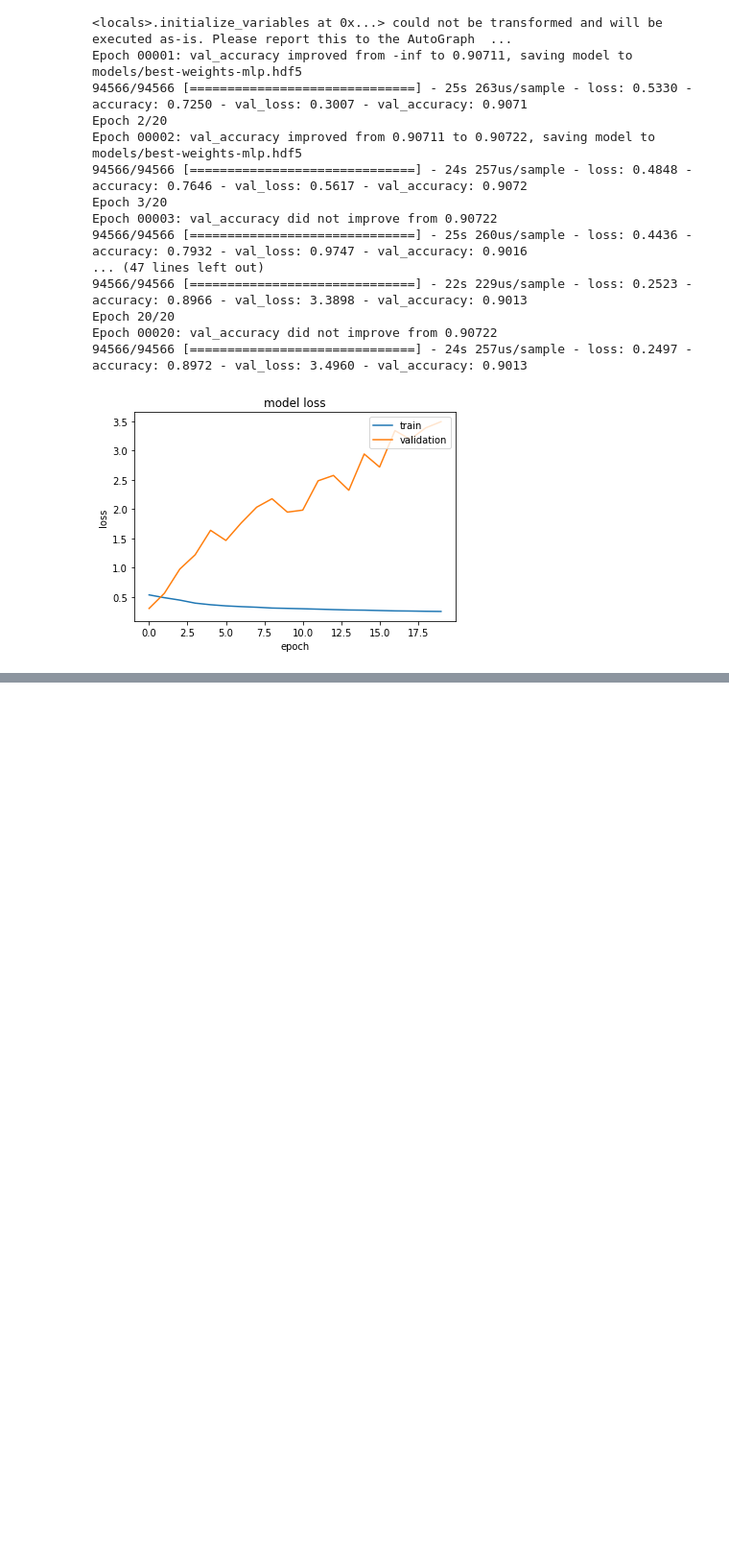
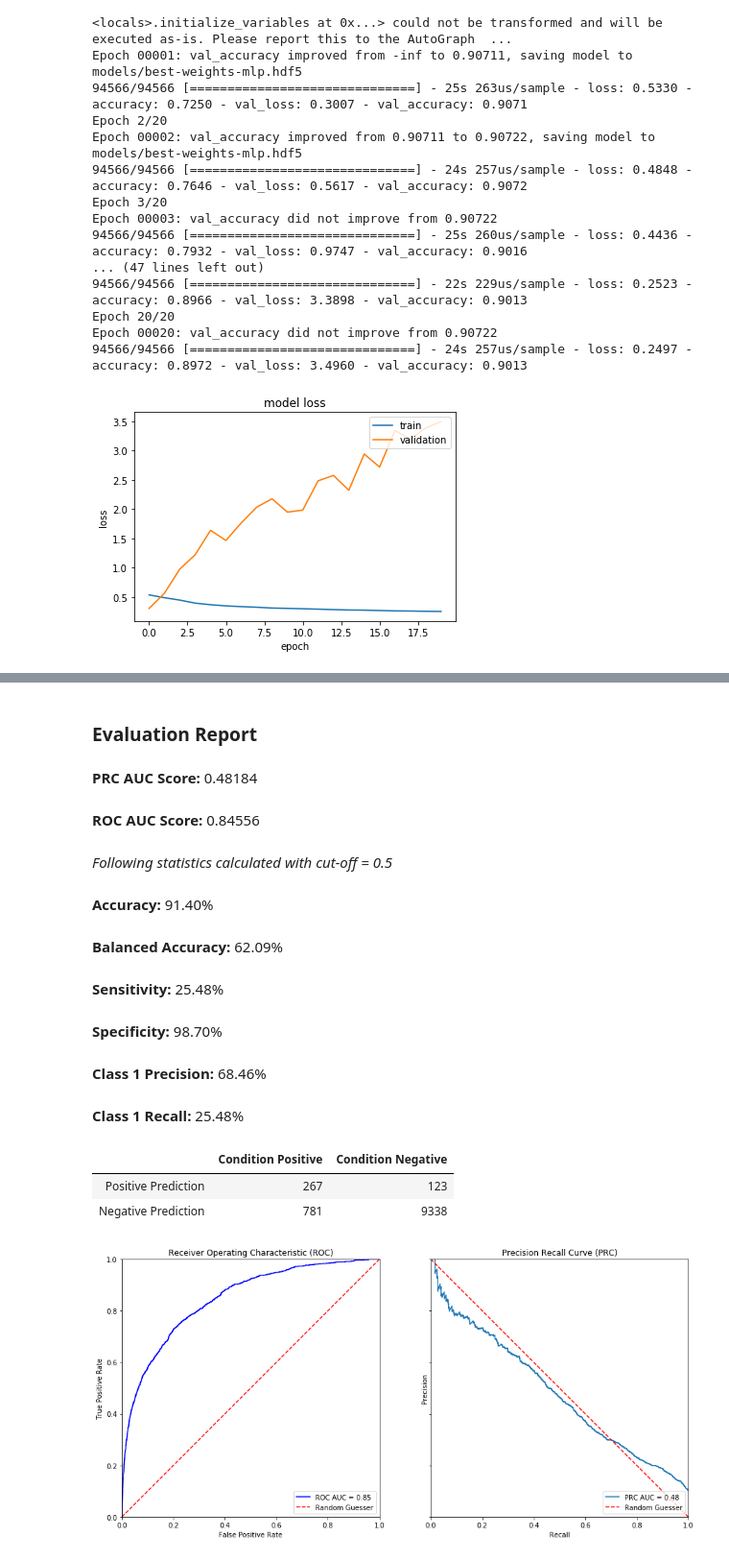
Before and after one commit to JakobGM/machine-learning-course, a Jupyter notebook: project/berild.ipynb, the cells around one changed output, grey strips where cells are left out. Shown at 96% size. Saved outputs shown, nothing was run; the diff lists cells and outputs as text; code cells hidden in the pictures; blank space fills up the shorter version.

```diff
--- a/project/berild.ipynb
+++ b/project/berild.ipynb
@@ -407,0 +734,6 @@ print(conf_mat)
+# %%
+callbacks = [
+    EarlyStopping(monitor='val_auc', patience=5, mode = 'max'),
+    ModelCheckpoint(filepath='../project/models/best_val_weights.h5', save_best_only=True, monitor='val_auc', verbose=1, mode = 'max'),
+    ReduceLROnPlateau(monitor='val_auc', factor=0.2, patience=1, min_lr=0.001, mode = 'max',verbose = 1)
+]
@@ -407,0 +742,7 @@ print(conf_mat)
+# %%
+history = model.fit(x_train, y_train,
+                    batch_size=32,
+                    epochs=50,
+                    validation_data = (x_valid, y_valid),
+                    callbacks = callbacks
+)
@@ -407,0 +767,4 @@ print(conf_mat)
+# %%
+model.load_weights("../project/models/best_val_weights.h5")
+# %%
+y_pred = model.predict(x_test)
@@ -407,0 +781,18 @@ print(conf_mat)
+# %%
+data.evaluate(y_pred[:,0],plot_roc = True)
+# %% [output]
+### Evaluation Report
+__PRC AUC Score:__ 0.48184
+__ROC AUC Score:__ 0.84556
+
+_Following statistics calculated with cut-off = 0.5_
+__Accuracy:__ 91.40%
+__Balanced Accuracy:__ 62.09%
+__Sensitivity:__ 25.48%
+__Specificity:__ 98.70%
+__Class 1 Precision:__ 68.46%
+__Class 1 Recall:__ 25.48%
+|  | Condition Positive | Condition Negative |
+| Positive Prediction | 267 | 123 |
+| Negative Prediction | 781 | 9338 |
+[figure, added]
```
Also changed, not shown: parts of 45 cells of this notebook, 1 other file.
